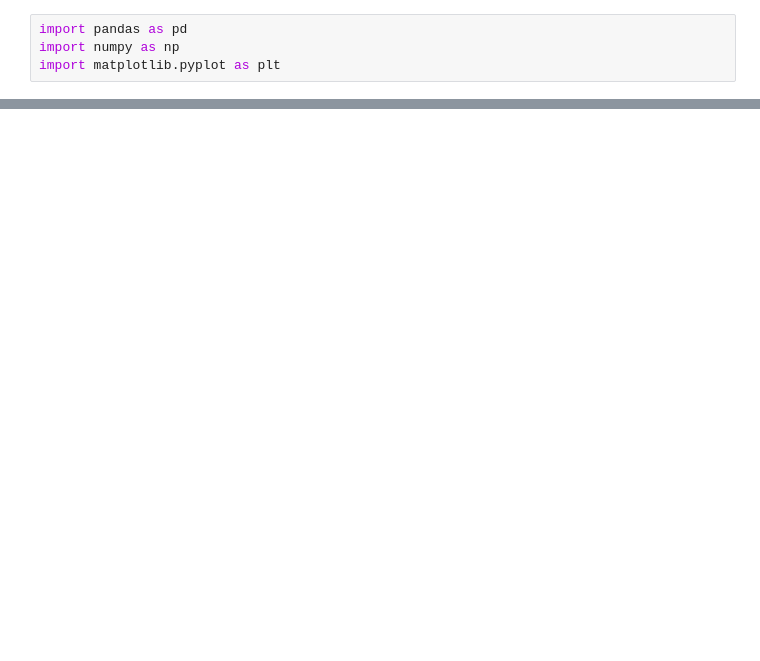
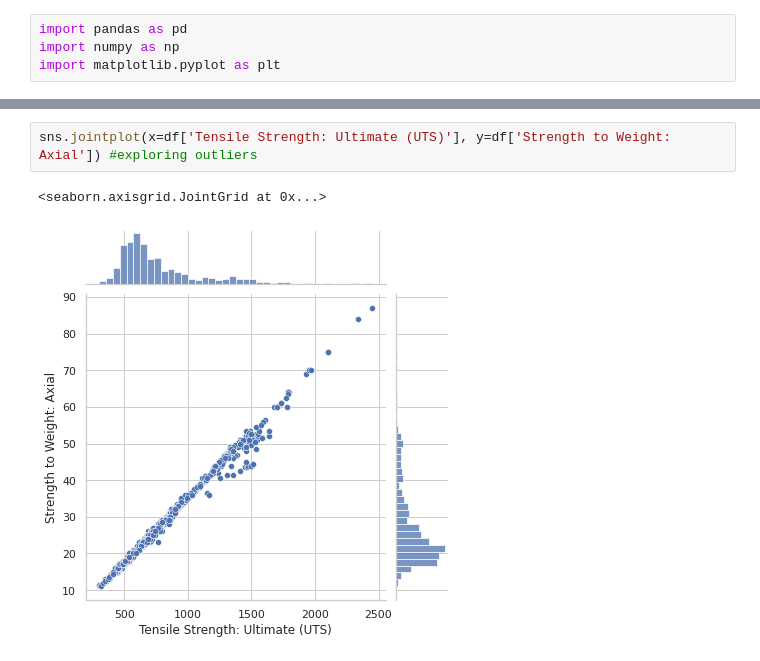
Before and after one commit to dovahkiin0022/dummy_group_repository, a Jupyter notebook: group_project.ipynb, the cells around one changed output, grey strips where cells are left out. Saved outputs shown, nothing was run; the diff lists cells and outputs as text; blank space fills up the shorter version.

```diff
--- a/group_project.ipynb
+++ b/group_project.ipynb
@@ -100,0 +73,5 @@ plt.legend(bbox_to_anchor=(1.05, 1), loc=2, borderaxespad=0.)
+# %%
+sns.jointplot(x=df['Tensile Strength: Ultimate (UTS)'], y=df['Strength to Weight: Axial']) #exploring outliers
+# %% [output]
+<seaborn.axisgrid.JointGrid at 0x...>
+[figure, added]
```
Also changed, not shown: parts of 24 cells of this notebook.
